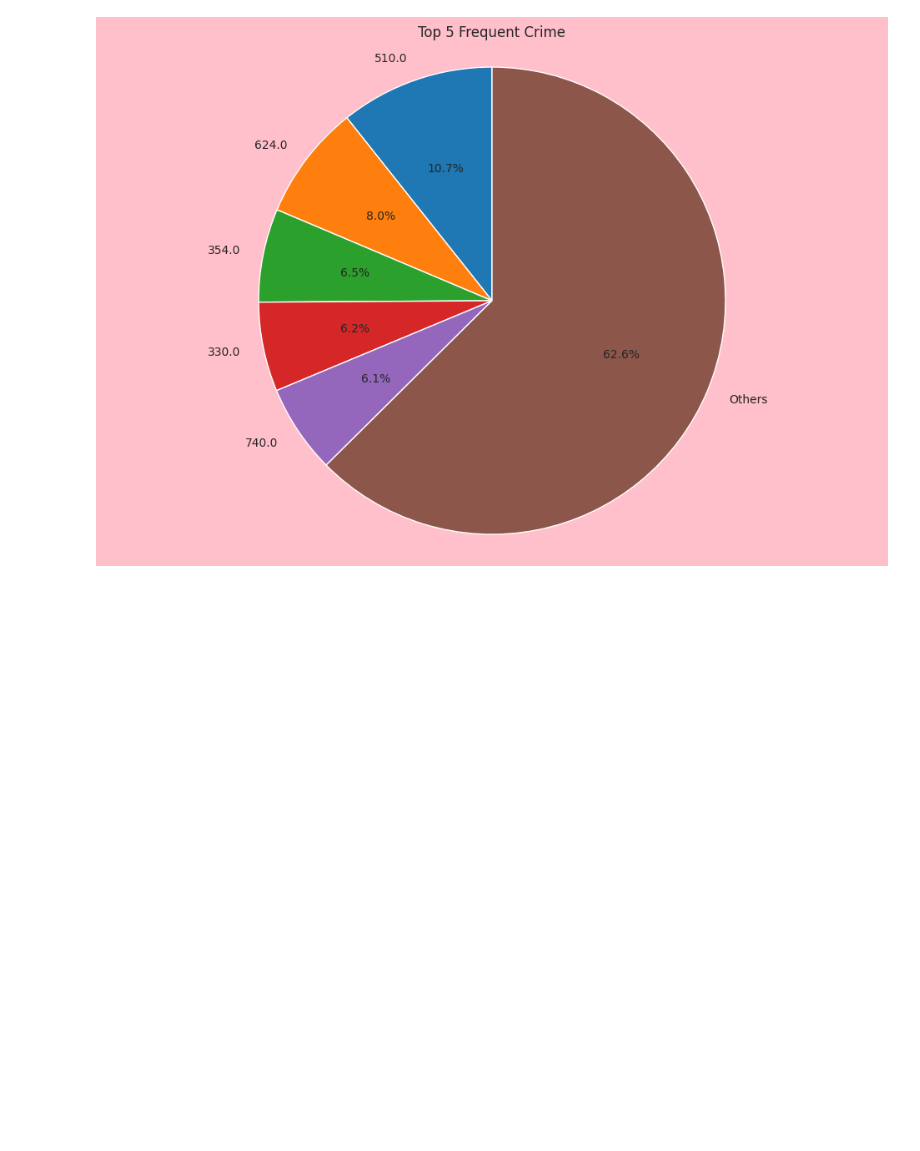
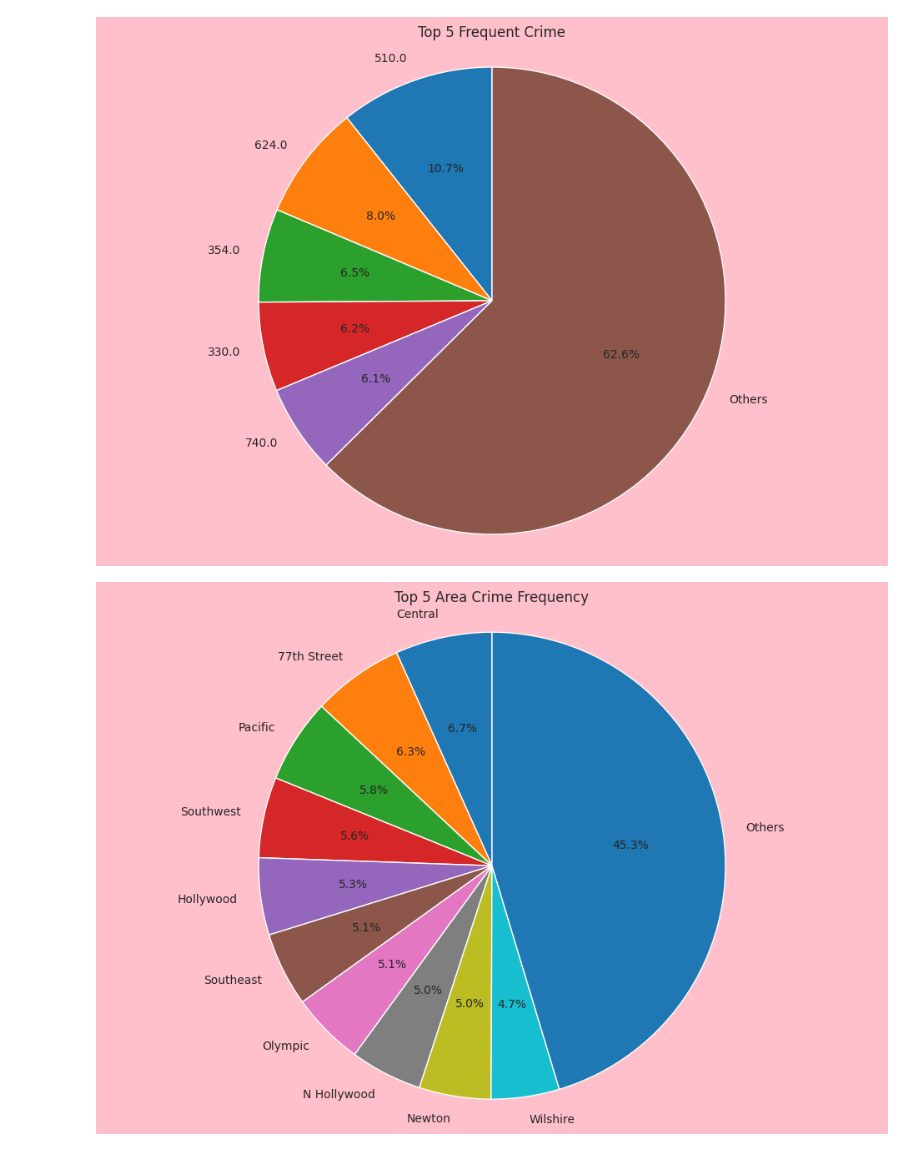
Before and after one commit to AAlimurung/APPLIED-AI-Datasets, a Jupyter notebook: main.ipynb, the cells around one changed output. Saved outputs shown, nothing was run; the diff lists cells and outputs as text; code cells hidden in the pictures; blank space fills up the shorter version.

Commit message:
Pie chart most frequent crimes places

```diff
--- a/main.ipynb
+++ b/main.ipynb
@@ -200,3 +200,15 @@ plt.axis('equal')
 plt.show()
 # %% [output]
 [figure]
+# %%
+value_counts = dataset['AREA NAME'].value_counts()
+top5 = value_counts.head(10)
+top5['Others'] = value_counts[10:].sum()
+
+plt.figure(figsize=(12, 8), facecolor='pink')
+plt.pie(top5, labels=top5.index, autopct='%1.1f%%', startangle=90)
+plt.title("Top 5 Area Crime Frequency")
+plt.axis('equal')
+plt.show()
+# %% [output]
+[figure, added]
```
